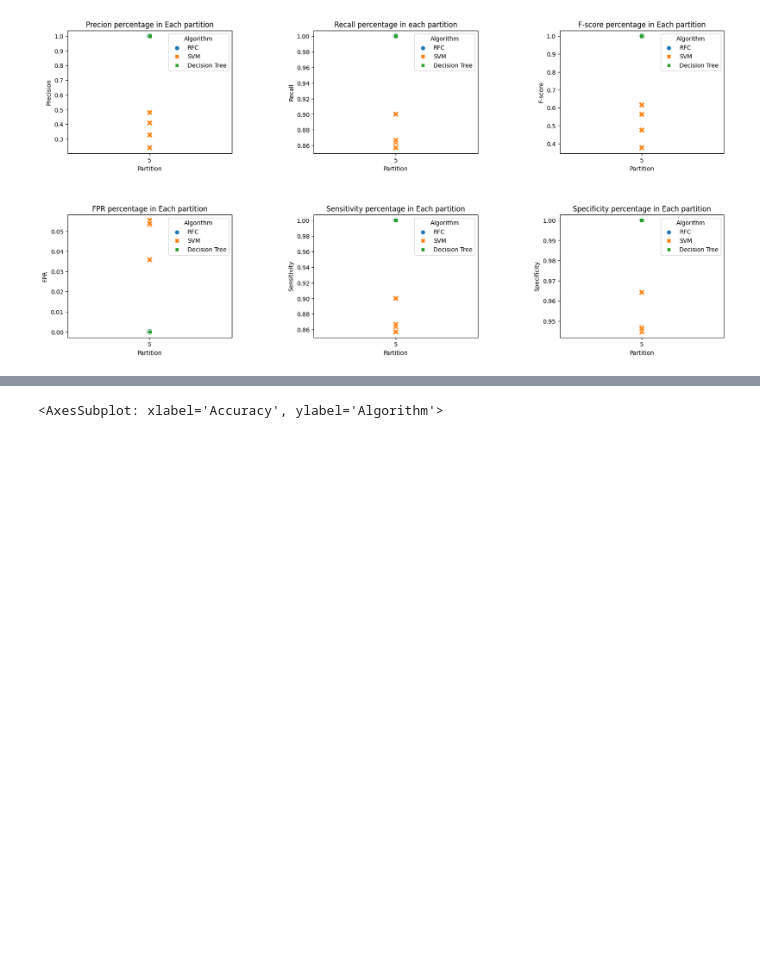
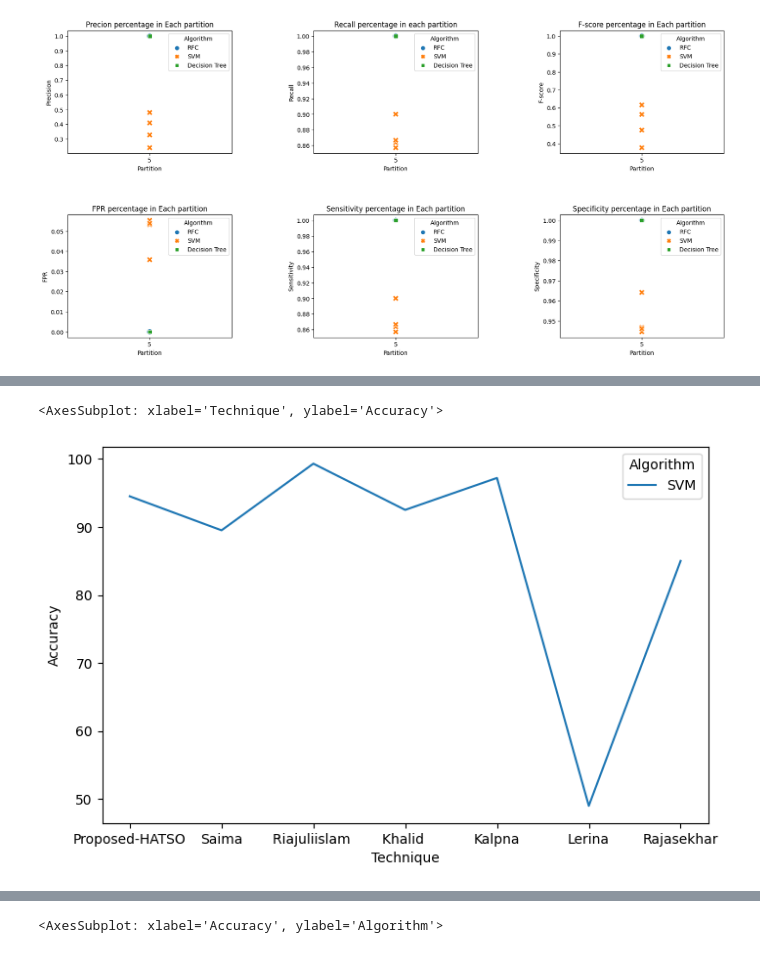
Before and after one commit to AnukulSri/DS_ML, a Jupyter notebook: Thyriod_prediction/hypothyroid.ipynb, the cells around one changed output, grey strips where cells are left out. Drawn from its saved outputs; the diff is of its cells as text; code cells hidden in the pictures; blank space fills up the shorter version.

```diff
--- a/Thyriod_prediction/hypothyroid.ipynb
+++ b/Thyriod_prediction/hypothyroid.ipynb
@@ -1892,0 +1910,3 @@ sns.scatterplot(x='Algorithm', y='Accuracy',data=acc_com,hue='model creator',sty
+# %%
+cd = acc_com[acc_com['Algorithm']=='SVM']
+cd
@@ -1892,0 +1922,5 @@ sns.scatterplot(x='Algorithm', y='Accuracy',data=acc_com,hue='model creator',sty
+# %%
+plt.figure(figsize=(8, 5))
+sns.lineplot(x='Technique', y="Accuracy",
+            hue='Algorithm', data=cd)
+# %% [output]
@@ -1892,0 +1928,2 @@ sns.scatterplot(x='Algorithm', y='Accuracy',data=acc_com,hue='model creator',sty
+<AxesSubplot: xlabel='Technique', ylabel='Accuracy'>
+[figure, added]
```
Also changed, not shown: parts of 12 cells of this notebook.
